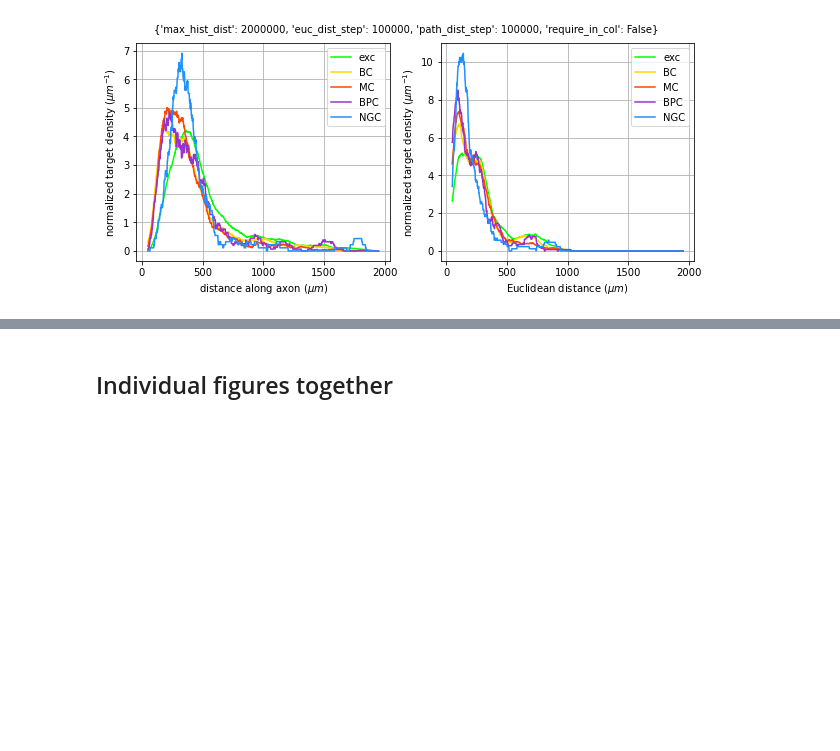
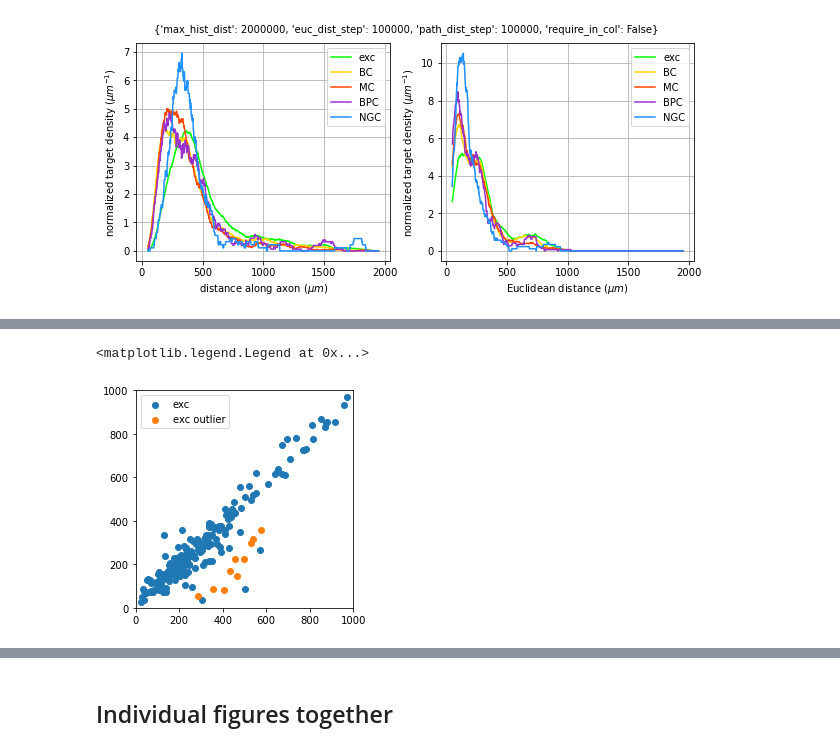
Before and after one commit to AlexTMallen/microns-synapse, a Jupyter notebook: src/subclass_cumulative_analysis.ipynb, the cells around one changed output, grey strips where cells are left out. Drawn from its saved outputs; the diff is of its cells as text; code cells hidden in the pictures; blank space fills up the shorter version.

```diff
--- a/src/subclass_cumulative_analysis.ipynb
+++ b/src/subclass_cumulative_analysis.ipynb
@@ -276,0 +280,15 @@ fig.savefig(os.path.join(results_dir, results_fname + "_soma-soma_v_euc.png"))
+# %%
+exc_idxs = list(range(len(syn_dfs["exc"])))
+outlier_idxs = sorted(exc_idxs, key = lambda i: syn_dfs["exc"].soma_to_soma_dist.iloc[i] - syn_dfs["exc"].euc_dist.iloc[i])[-100:]
+# %%
+oidxs = np.random.choice(outlier_idxs, 10)
+eidxs = np.random.choice(exc_idxs, 200)
+plt.scatter(syn_dfs["exc"].soma_to_soma_dist.iloc[eidxs]/ 1000, syn_dfs["exc"].euc_dist.iloc[eidxs] / 1000, label="exc")
+plt.scatter(syn_dfs["exc"].soma_to_soma_dist.iloc[oidxs]/ 1000, syn_dfs["exc"].euc_dist.iloc[oidxs] / 1000, label="exc outlier")
+plt.xlim([0, 1000])
+plt.ylim([0, 1000])
+plt.gca().set_aspect(1)
+plt.legend()
+# %% [output]
+<matplotlib.legend.Legend at 0x...>
+[figure, added]
```
Also changed, not shown: parts of 36 cells of this notebook, 2 other files.
